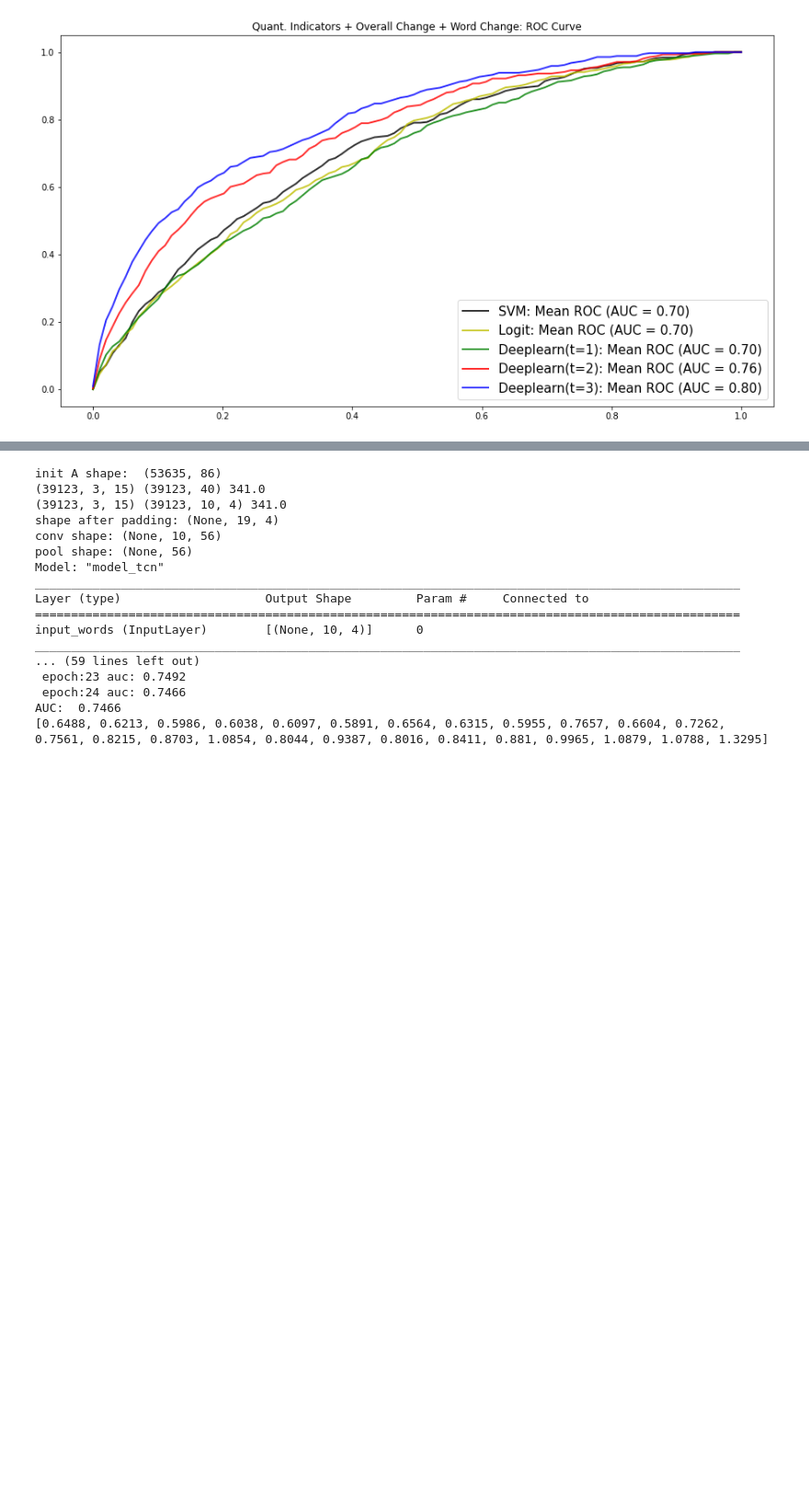
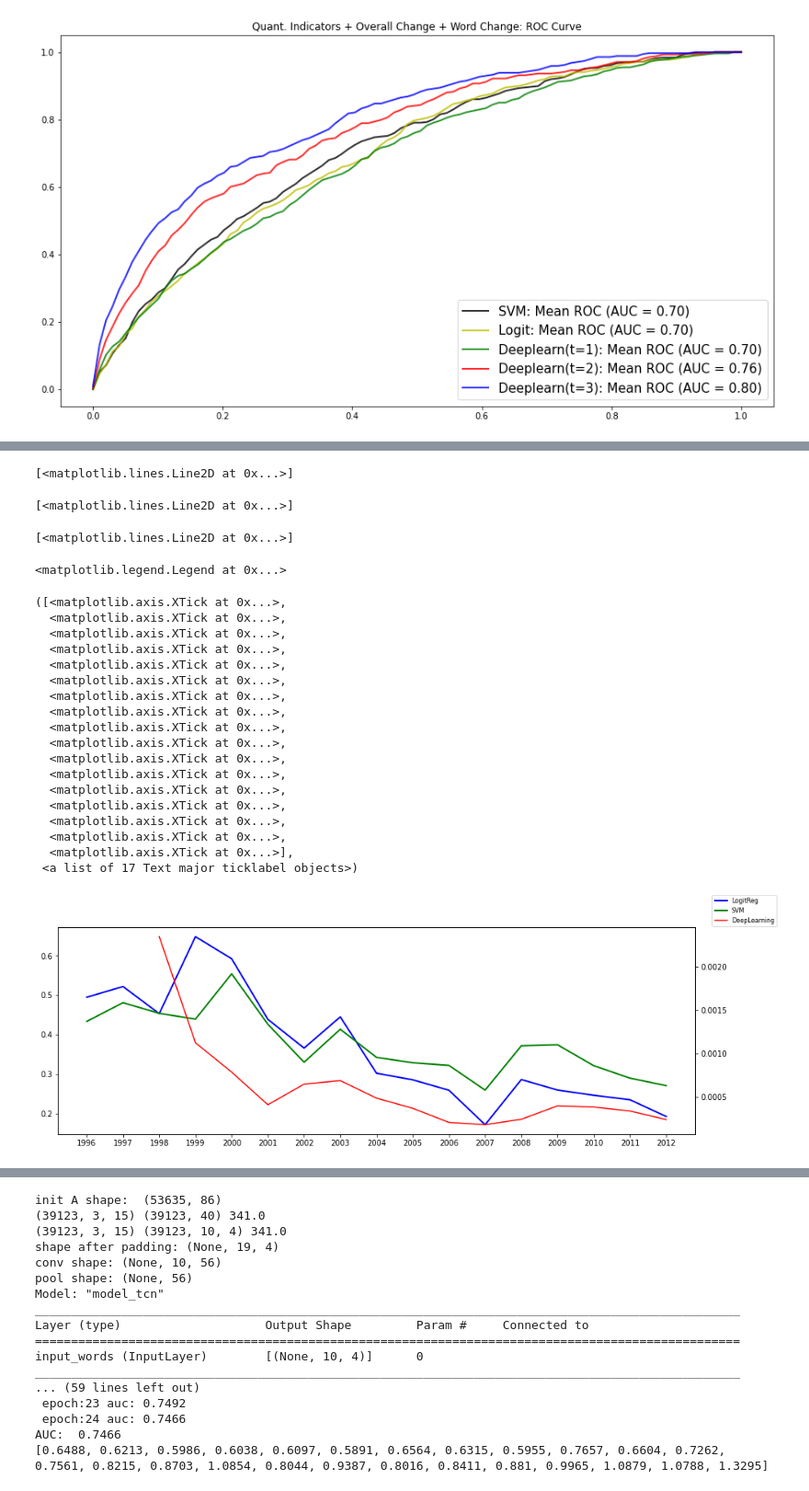
Before and after one commit to pepperamy/tenK_phase2, a Jupyter notebook: 104_of_10k_featureselection_cnnlstm.ipynb, the cells around one changed output, grey strips where cells are left out. Shown at 92% size. Cells and saved outputs as stored; diff of their text form; code cells hidden in the pictures; blank space fills up the shorter version.

Commit message:
0401 with predicted proba

```diff
--- a/104_of_10k_featureselection_cnnlstm.ipynb
+++ b/104_of_10k_featureselection_cnnlstm.ipynb
@@ -1975,0 +2065,8 @@ Text(0.5, 1.0, 'Quant. Indicators + Overall Change + Word Change: ROC Curve')
+# %%
+op_list_dl = model.predict([A_perf, A_words])
+# %%
+op_list_dl = op_list_dl.tolist()
+# %%
+op_list_dl = [x[0] for x in op_list_dl]
+# %%
+op_list_dl = [None,None] + op_list_dl
@@ -1975,0 +2093,45 @@ Text(0.5, 1.0, 'Quant. Indicators + Overall Change + Word Change: ROC Curve')
+# %%
+fig, ax1 = plt.subplots()
+fig.set_figwidth(15)
+fig.set_figheight(5)
+ax2 = ax1.twinx()
+
+ax1.plot(target_data.y2, op_list_lg, linewidth=2.0, c = 'b',label = 'LogitReg')
+ax1.plot(target_data.y2, op_list, linewidth=2.0, c = 'g',label = 'SVM')
+ax2.plot(target_data.y2, op_list_dl, c= 'r' , label = 'DeepLearning')
+#lt.xticks(mean_s_tb.index)
+# ax1.plot(tbtb_temp.y2, temp_tb.nn_proba, linewidth=2.0, c = 'b',label = 'neualnet')
+# ax2.plot(temp_tb.y2, temp_tb.s1, linewidth=2.0, c = 'g',label = 'overall similarity')
+fig.legend(loc="higher right", prop={'size': 8})
+# ax1.set_ylabel('similarity score for fraud case')
+# ax2.set_ylabel('similarity score for avg. overall similarity')
+
+#ax1.scatter(target_data[target_data.label == 1].y2, target_data[target_data.label == 1].s1, c = 'r')
+# ax1.scatter(temp_tb[temp_tb.label == 1].y2, temp_tb[temp_tb.label == 1].nn_proba, c = 'b')
+# ax2.scatter(temp_tb[temp_tb.label == 1].y2, temp_tb[temp_tb.label == 1].s1, c = 'g')
+
+plt.xticks(target_data.y2)
+# %% [output]
+[<matplotlib.lines.Line2D at 0x...>]
+[<matplotlib.lines.Line2D at 0x...>]
+[<matplotlib.lines.Line2D at 0x...>]
+<matplotlib.legend.Legend at 0x...>
+([<matplotlib.axis.XTick at 0x...>,
+  <matplotlib.axis.XTick at 0x...>,
+  <matplotlib.axis.XTick at 0x...>,
+  <matplotlib.axis.XTick at 0x...>,
+  <matplotlib.axis.XTick at 0x...>,
+  <matplotlib.axis.XTick at 0x...>,
+  <matplotlib.axis.XTick at 0x...>,
+  <matplotlib.axis.XTick at 0x...>,
+  <matplotlib.axis.XTick at 0x...>,
+  <matplotlib.axis.XTick at 0x...>,
+  <matplotlib.axis.XTick at 0x...>,
+  <matplotlib.axis.XTick at 0x...>,
+  <matplotlib.axis.XTick at 0x...>,
+  <matplotlib.axis.XTick at 0x...>,
+  <matplotlib.axis.XTick at 0x...>,
+  <matplotlib.axis.XTick at 0x...>,
+  <matplotlib.axis.XTick at 0x...>],
+ <a list of 17 Text major ticklabel objects>)
+[figure, added]
```
Also changed, not shown: parts of 27 cells of this notebook.
